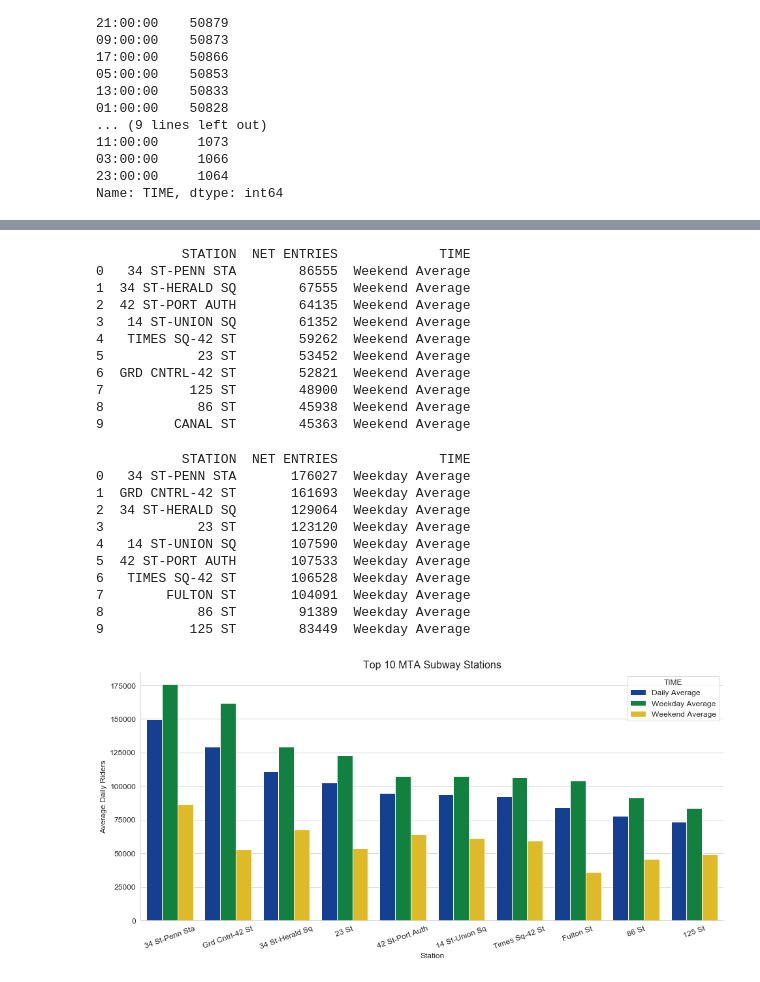
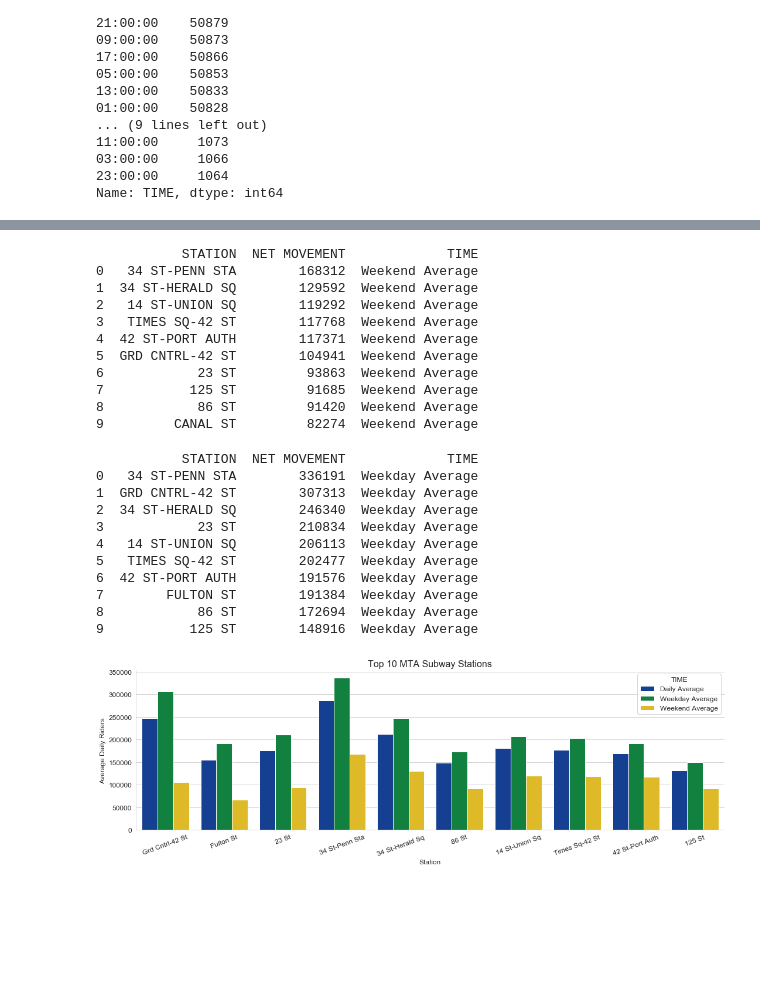
Before and after one commit to bubblebooy/Metis-Project-1-EDA, a Jupyter notebook: Subway Project EDA 0401.ipynb, the cells around one changed output, grey strips where cells are left out. Drawn from its saved outputs; the diff is of its cells as text; code cells hidden in the pictures; blank space fills up the shorter version.

```diff
--- a/Subway Project EDA 0401.ipynb
+++ b/Subway Project EDA 0401.ipynb
@@ -34,11 +61,11 @@ dfdaily=df.copy()
 # %%
 #Challenge 3
 #df=df[df['TIME']=='00:00:00'] not all turnstiles will have a midnight entry
-dfdaily=dfdaily.groupby(["C/A", "UNIT", "SCP", "STATION", "DATE"],as_index=False).first()
-dfdaily.drop_duplicates(subset=["C/A", "UNIT", "SCP", "STATION","DATE"], inplace=True)
+dfdaily=dfdaily.groupby(["C/A", "UNIT", "SCP", "STATION", "LINENAME", "LINENAME", "DATE"],as_index=False).first()
+dfdaily.drop_duplicates(subset=["C/A", "UNIT", "SCP", "STATION", "LINENAME","DATE"], inplace=True)
 dfdaily['NET ENTRIES']=abs(dfdaily.groupby(['C/A','UNIT','SCP','STATION'])['ENTRIES'].diff(-1)*-1)
-dfdaily['NET EXITS']=abs(dfdaily.groupby(["C/A", "UNIT", "SCP", "STATION"])['EXITS'].diff(-1)*-1)
-dfdaily['DAYS DIFF']=dfdaily.groupby(["C/A", "UNIT", "SCP", "STATION"])['DATE'].diff(-1)*-1
+dfdaily['NET EXITS']=abs(dfdaily.groupby(["C/A", "UNIT", "SCP", "STATION", "LINENAME"])['EXITS'].diff(-1)*-1)
+dfdaily['DAYS DIFF']=dfdaily.groupby(["C/A", "UNIT", "SCP", "STATION", "LINENAME"])['DATE'].diff(-1)*-1
 dfdaily=dfdaily[dfdaily['NET ENTRIES']<50000]
 dfdaily.head()
 dfdaily['DAYS DIFF'].value_counts()
@@ -147,9 +174,9 @@ Name: NET ENTRIES, Length: 364, dtype: float64
 # %%
 #Challenge 9, corrected for outliers
 
-totaldf=dfdaily.groupby(['STATION','DATE'])['NET ENTRIES'].sum().reset_index()
-totaldf=totaldf.groupby('STATION')['NET ENTRIES'].mean().sort_values(ascending=False).reset_index()
-totaldf['NET ENTRIES']=totaldf['NET ENTRIES'].astype('int')
+totaldf=dfdaily.groupby(['STATION','DATE'])['NET MOVEMENT'].sum().reset_index()
+totaldf=totaldf.groupby('STATION')['NET MOVEMENT'].mean().sort_values(ascending=False).reset_index()
+totaldf['NET MOVEMENT']=totaldf['NET MOVEMENT'].astype('int')
 top10daily=totaldf.head(10)
 print(top10daily)
 topstations=list(top10daily['STATION'])
@@ -230,65 +260,65 @@ sns.despine()
 weekend_df = dfdaily[dfdaily["WEEKEND"]]
 week_df = dfdaily[dfdaily["WEEKEND"] == False]
 # %%
-totaldf_weekend=weekend_df.groupby(['STATION','DATE'])['NET ENTRIES'].sum().reset_index()
-totaldf_weekend=totaldf_weekend.groupby('STATION')['NET ENTRIES'].mean().sort_values(ascending=False).reset_index()
-totaldf_weekend['NET ENTRIES']=totaldf_weekend['NET ENTRIES'].astype('int')
+totaldf_weekend=weekend_df.groupby(['STATION','DATE'])['NET MOVEMENT'].sum().reset_index()
+totaldf_weekend=totaldf_weekend.groupby('STATION')['NET MOVEMENT'].mean().sort_values(ascending=False).reset_index()
+totaldf_weekend['NET MOVEMENT']=totaldf_weekend['NET MOVEMENT'].astype('int')
 totaldf_weekend["TIME"]='Weekend Average'
 top10weekend=totaldf_weekend.head(10)
 print(top10weekend)
 topstations=list(top10weekend['STATION'])
 # %% [output]
-           STATION  NET ENTRIES             TIME
-0   34 ST-PENN STA        86555  Weekend Average
-1  34 ST-HERALD SQ        67555  Weekend Average
-2  42 ST-PORT AUTH        64135  Weekend Average
-3   14 ST-UNION SQ        61352  Weekend Average
-4   TIMES SQ-42 ST        59262  Weekend Average
-5            23 ST        53452  Weekend Average
-6  GRD CNTRL-42 ST        52821  Weekend Average
-7           125 ST        48900  Weekend Average
-8            86 ST        45938  Weekend Average
-9         CANAL ST        45363  Weekend Average
+           STATION  NET MOVEMENT             TIME
+0   34 ST-PENN STA        168312  Weekend Average
+1  34 ST-HERALD SQ        129592  Weekend Average
+2   14 ST-UNION SQ        119292  Weekend Average
+3   TIMES SQ-42 ST        117768  Weekend Average
+4  42 ST-PORT AUTH        117371  Weekend Average
+5  GRD CNTRL-42 ST        104941  Weekend Average
+6            23 ST         93863  Weekend Average
+7           125 ST         91685  Weekend Average
+8            86 ST         91420  Weekend Average
+9         CANAL ST         82274  Weekend Average
 # %%
-totaldf_week=week_df.groupby(['STATION','DATE'])['NET ENTRIES'].sum().reset_index()
-totaldf_week=totaldf_week.groupby('STATION')['NET ENTRIES'].mean().sort_values(ascending=False).reset_index()
-totaldf_week['NET ENTRIES']=totaldf_week['NET ENTRIES'].astype('int')
+totaldf_week=week_df.groupby(['STATION','DATE'])['NET MOVEMENT'].sum().reset_index()
+totaldf_week=totaldf_week.groupby('STATION')['NET MOVEMENT'].mean().sort_values(ascending=False).reset_index()
+totaldf_week['NET MOVEMENT']=totaldf_week['NET MOVEMENT'].astype('int')
 totaldf_week["TIME"]='Weekday Average'
 top10week=totaldf_week.head(10)
 print(top10week)
 topstations_week=list(top10week['STATION'])
 # %% [output]
-           STATION  NET ENTRIES             TIME
-0   34 ST-PENN STA       176027  Weekday Average
-1  GRD CNTRL-42 ST       161693  Weekday Average
-2  34 ST-HERALD SQ       129064  Weekday Average
-3            23 ST       123120  Weekday Average
-4   14 ST-UNION SQ       107590  Weekday Average
-5  42 ST-PORT AUTH       107533  Weekday Average
-6   TIMES SQ-42 ST       106528  Weekday Average
-7        FULTON ST       104091  Weekday Average
-8            86 ST        91389  Weekday Average
-9           125 ST        83449  Weekday Average
+           STATION  NET MOVEMENT             TIME
+0   34 ST-PENN STA        336191  Weekday Average
+1  GRD CNTRL-42 ST        307313  Weekday Average
+2  34 ST-HERALD SQ        246340  Weekday Average
+3            23 ST        210834  Weekday Average
+4   14 ST-UNION SQ        206113  Weekday Average
+5   TIMES SQ-42 ST        202477  Weekday Average
+6  42 ST-PORT AUTH        191576  Weekday Average
+7        FULTON ST        191384  Weekday Average
+8            86 ST        172694  Weekday Average
+9           125 ST        148916  Weekday Average
 # %%
 data = totaldf.copy()
 data["TIME"]='Daily Average'
 data = pd.concat([data,totaldf_week,totaldf_weekend])
 data = data[data['STATION'].isin(top10daily['STATION'])]
 data['STATION'] = data['STATION'].str.title()
-plt.figure(figsize=[16,7])
+plt.figure(figsize=[18,5])
 font={'size':12}
 plt.rc('font', **font)
-sns.barplot(x ='STATION',y='NET ENTRIES',hue = 'TIME',data=data,palette=sns.color_palette(["#0039A6","#00933C","#FCCC0A"])); #,palette=sns.color_palette("Blues",4)
+sns.barplot(x ='STATION',y='NET MOVEMENT',hue = 'TIME',data=data,palette=sns.color_palette(["#0039A6","#00933C","#FCCC0A"]),order=order); #,palette=sns.color_palette("Blues",4)
 sns.set_style("whitegrid")
 
 plt.xticks(rotation=20);
 plt.xlabel('Station')
 plt.ylabel('Average Daily Riders')
 plt.title('Top 10 MTA Subway Stations',size=16)
 sns.despine()
 plt.savefig("Top 10 MTA Subway Stations.png")
 # %% [output]
-[figure, old version]
+[figure, new version]
 # %%
 weekend_delta = totaldf.copy()
 weekend_delta = weekend_delta.set_index('STATION')
```
Also changed, not shown: parts of 10 cells of this notebook, 5 other files.
